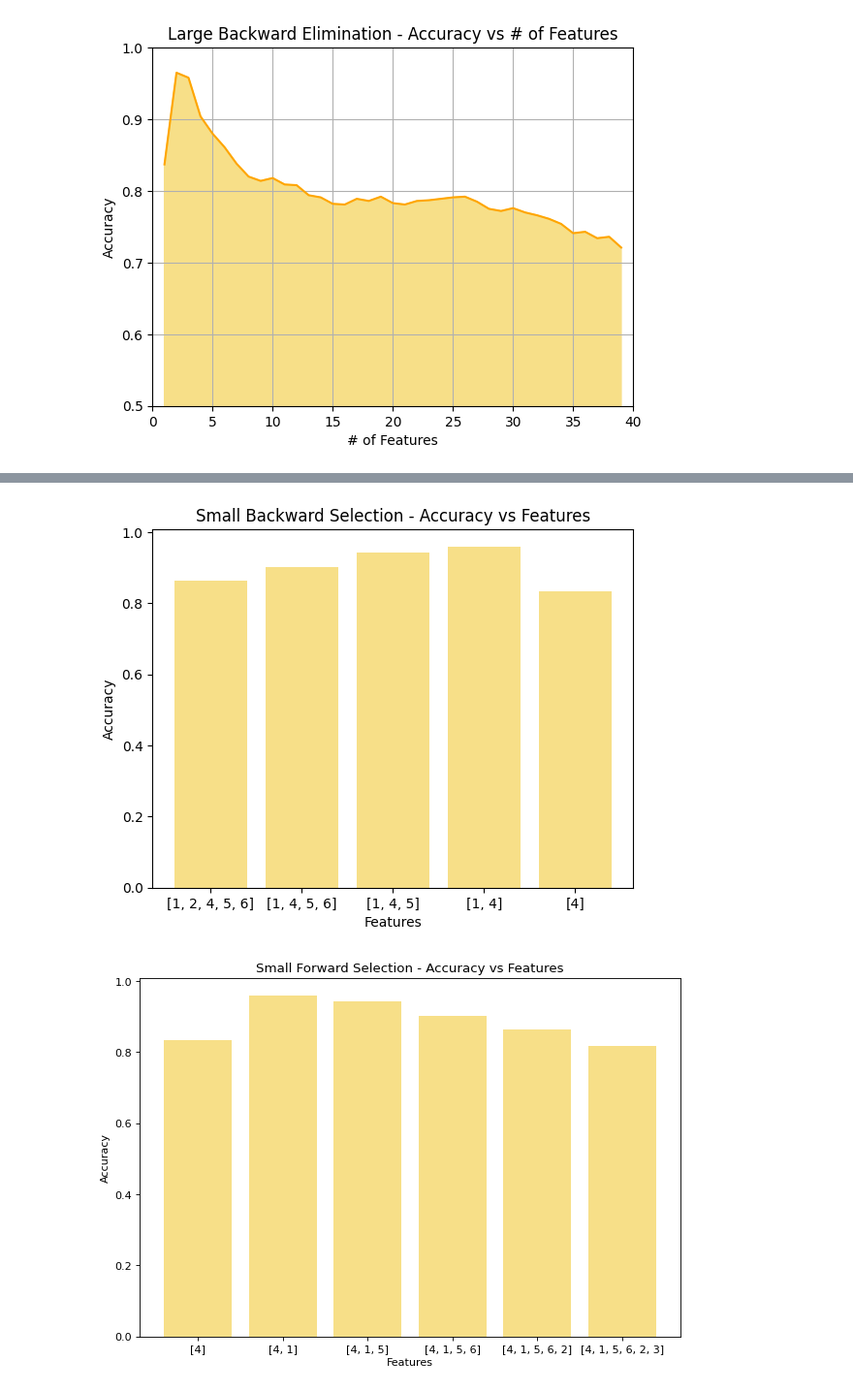
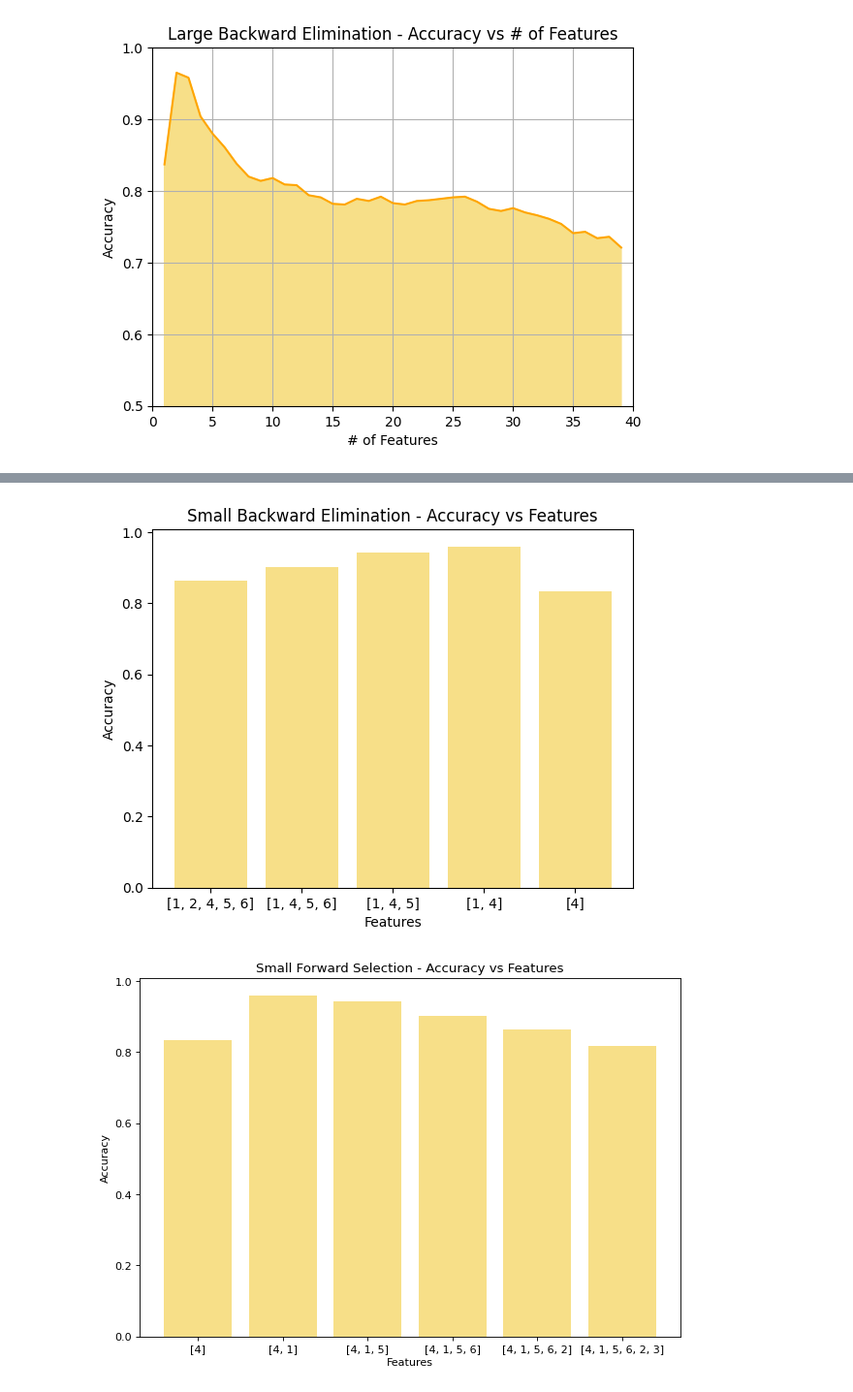
Before and after one commit to Quidifer/NearestNeighborSearch, a Jupyter notebook: main.ipynb, the cells around one changed output, grey strips where cells are left out. Shown at 97% size. Saved outputs shown, nothing was run; the diff lists cells and outputs as text; code cells hidden in the pictures.

```diff
--- a/main.ipynb
+++ b/main.ipynb
@@ -426,17 +426,18 @@ plt.show()
 # %%
 #analysis of small dataset backward
 
 features = []
 for set in small_backward_data[3]:
     features.append(str(set))
 
 plt.bar(features, small_backward_data[2], color='#f7df88')
+plt.ticklabel_format
 plt.xlabel('Features')
 plt.ylabel('Accuracy')
-plt.title('Small Backward Selection - Accuracy vs Features')
+plt.title('Small Backward Elimination - Accuracy vs Features')
 plt.show()
 # %% [output]
-[figure, old version]
+[figure, new version]
 # %%
 #analysis of small dataset forward
 from matplotlib.pyplot import figure
```
Also changed, not shown: parts of 2 cells of this notebook.
